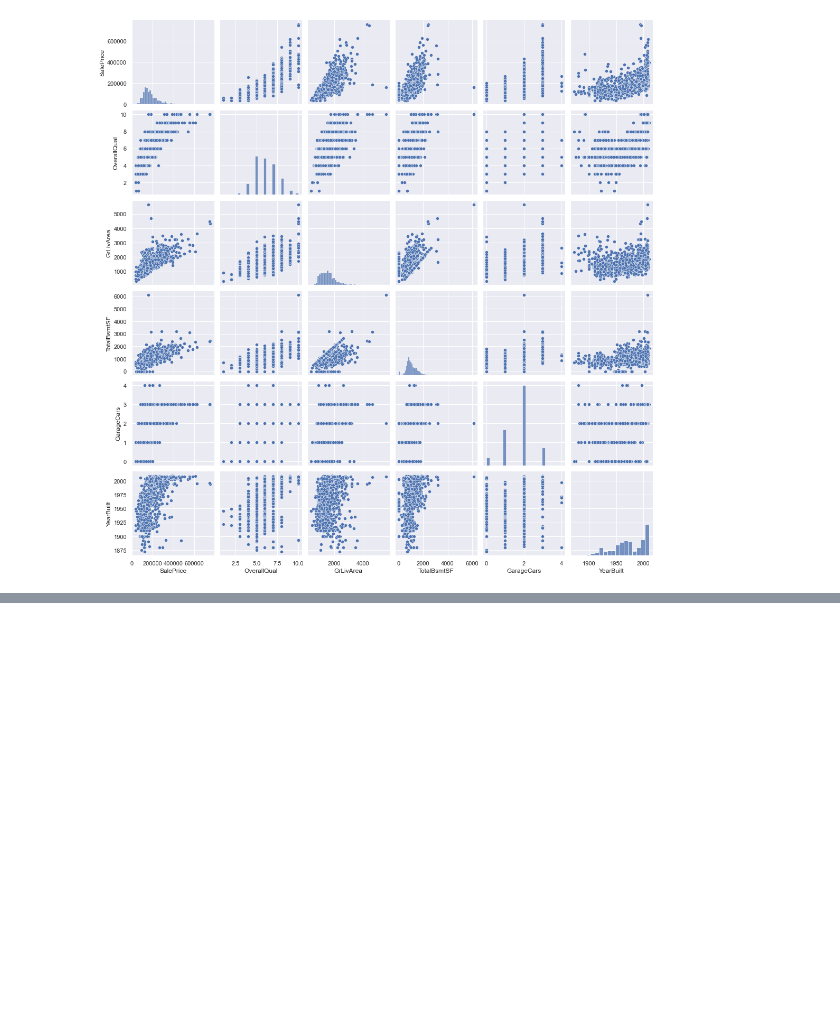
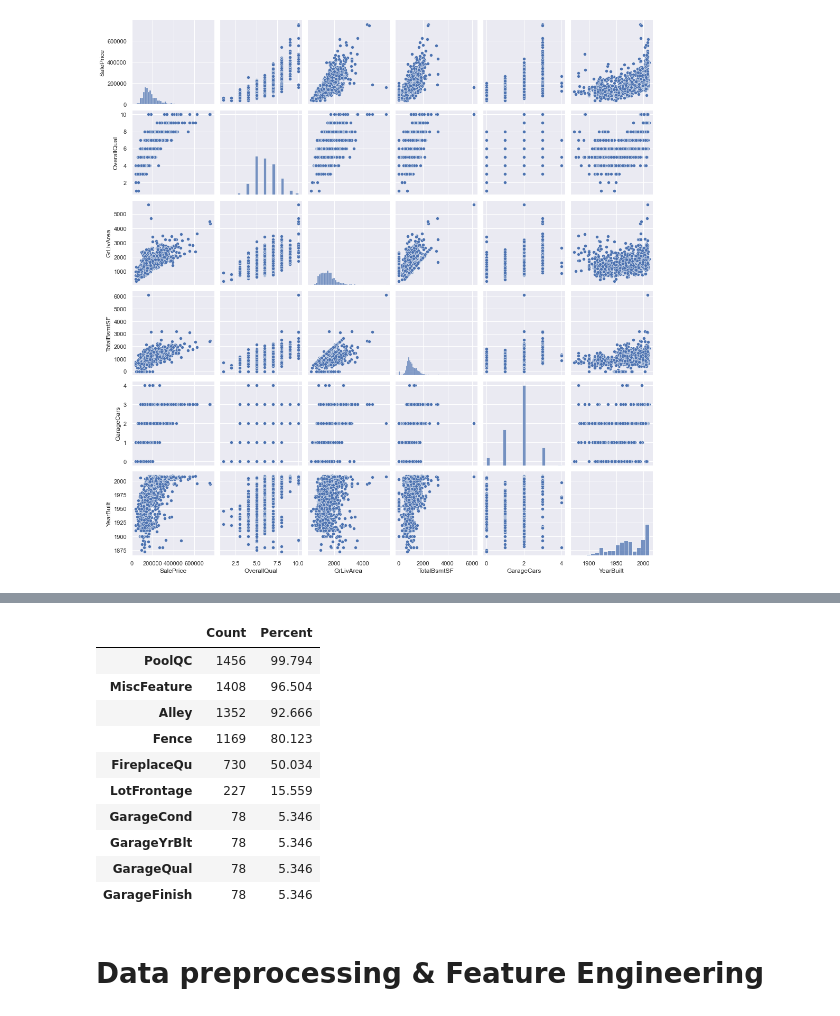
Before and after one commit to phungdx/vccorp_intern, a Jupyter notebook: week1/house_prices.ipynb, the cells around one changed output, grey strips where cells are left out. Saved outputs shown, nothing was run; the diff lists cells and outputs as text; code cells hidden in the pictures; blank space fills up the shorter version.

```diff
--- a/week1/house_prices.ipynb
+++ b/week1/house_prices.ipynb
@@ -124,0 +113,24 @@ dtype: int64
+# %%
+missing_data_count = test_df.isna().sum()
+missing_data_percent = missing_data_count / len(test_df) *100
+missing_data_test = pd.DataFrame({
+    'Count': missing_data_count,
+    'Percent': missing_data_percent
+})
+missing_data_test = missing_data_test[missing_data_test.Count > 0]
+missing_data_test.sort_values(by='Count', ascending=False, inplace=True)
+missing_data_test.head(10)
+# %% [output]
+|  | Count | Percent |
+| PoolQC | 1456 | 99.794 |
+| MiscFeature | 1408 | 96.504 |
+| Alley | 1352 | 92.666 |
+| Fence | 1169 | 80.123 |
+| FireplaceQu | 730 | 50.034 |
+| LotFrontage | 227 | 15.559 |
+| GarageCond | 78 | 5.346 |
+| GarageYrBlt | 78 | 5.346 |
+| GarageQual | 78 | 5.346 |
+| GarageFinish | 78 | 5.346 |
+# %% [markdown]
+# Data preprocessing & Feature Engineering
```
Also changed, not shown: parts of 8 cells of this notebook.
